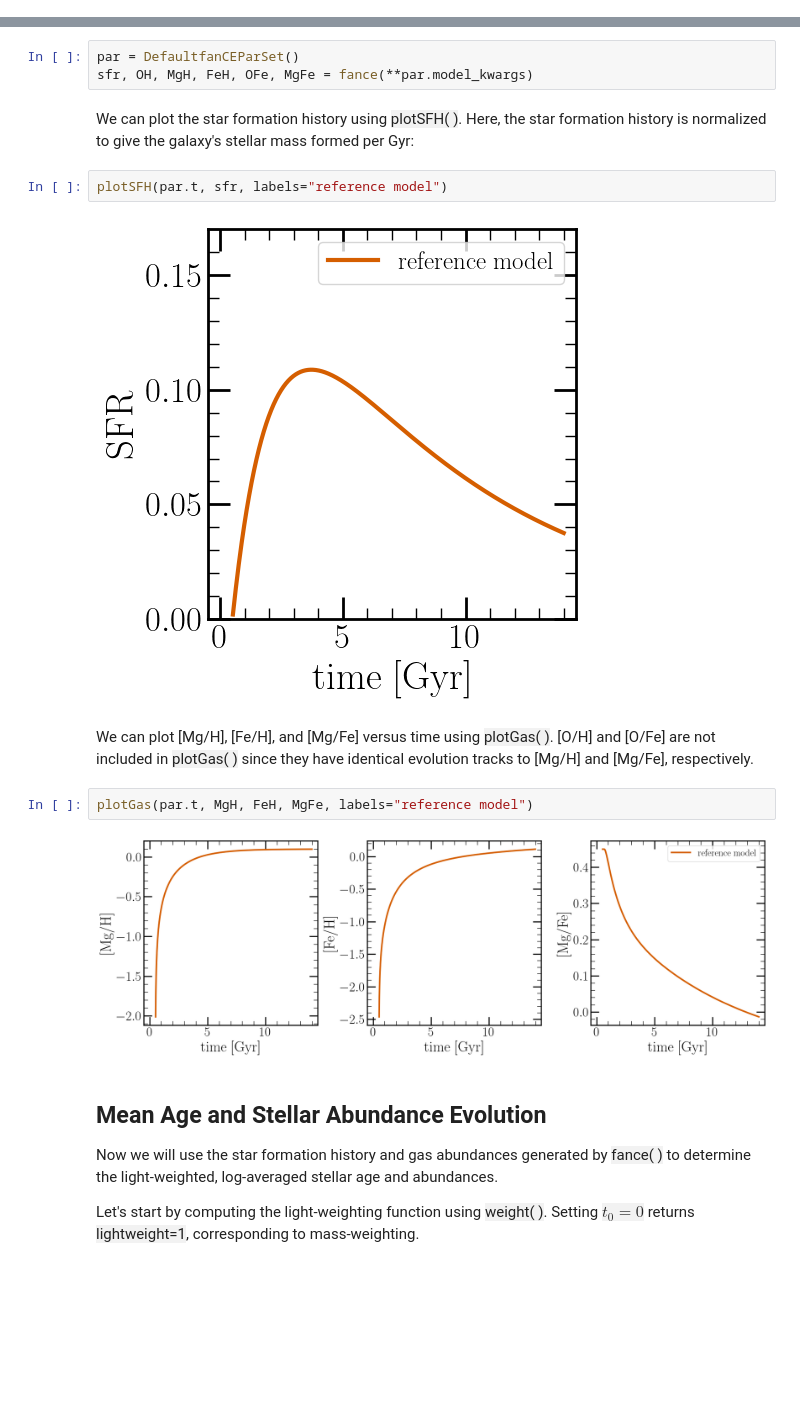
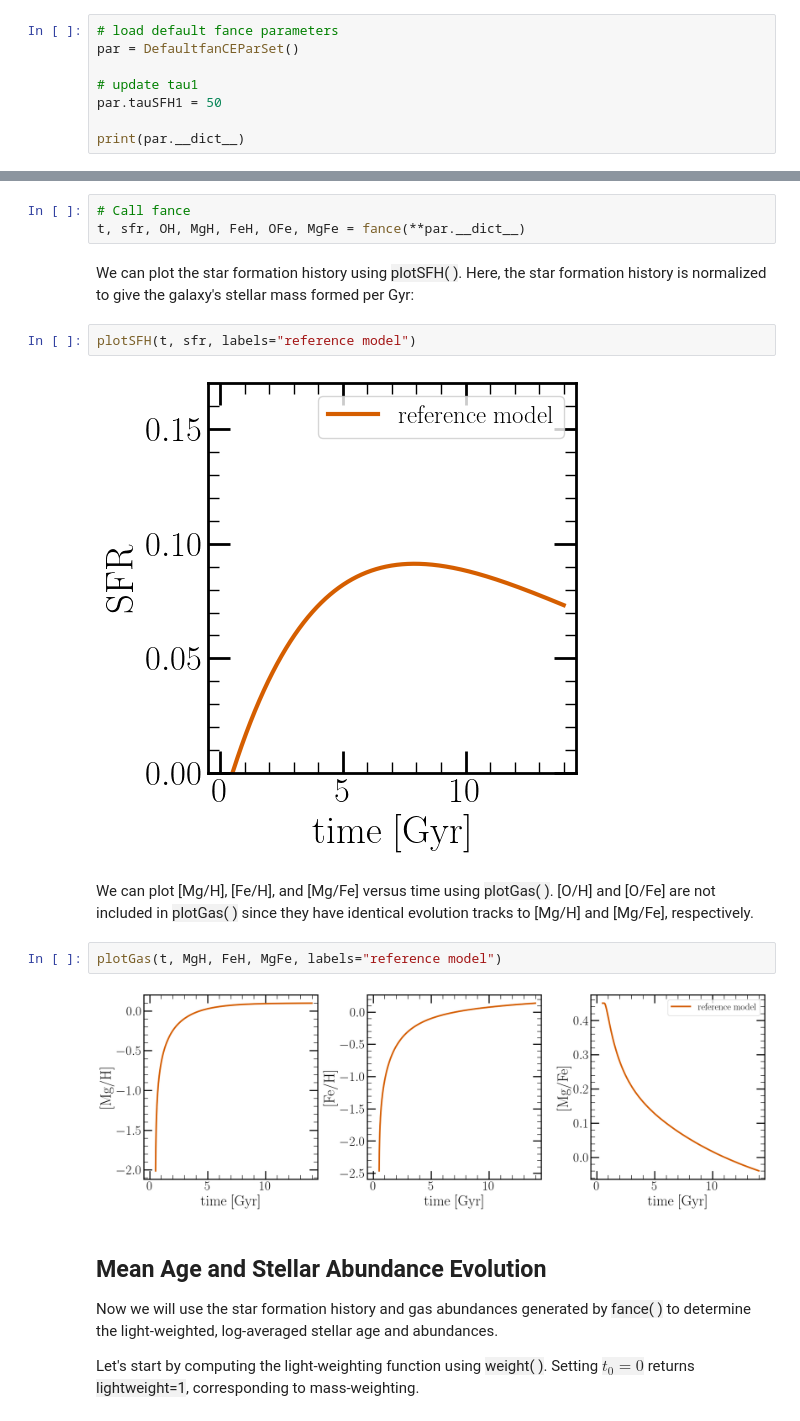
Before and after one commit to nmgountanis/fanCE, a Jupyter notebook: tutorials/tutorial_fanCE.ipynb, the cells around one changed output, grey strips where cells are left out. Saved outputs shown, nothing was run; the diff lists cells and outputs as text; blank space fills up the shorter version.

```diff
--- a/tutorials/tutorial_fanCE.ipynb
+++ b/tutorials/tutorial_fanCE.ipynb
@@ -20,3 +20,11 @@ from fance.utils import weight_stellar_props
 We will begin by generating star formation histories and gas abundance evolutions of [O/H], [Mg/H], [Fe/H], [O/Fe], and [Mg/Fe] using the function <span style="background-color: #F2F2F2">fance( )</span>.
 
 <span style="background-color: #F2F2F2">fance( )</span> implements a two-parameter star formation history $\propto(1-e^{-t/\tau_1})\cdot e^{-t/\tau_2}$, which rises linearly on a timescale $\tau_1$ and then falls exponentially on a timescale $\tau_2$ for $\tau_1>\tau_2>0$.
+# %%
+# load default fance parameters
+par = DefaultfanCEParSet()
+
+# update tau1
+par.tauSFH1 = 50
+
+print(par.__dict__)
@@ -23,18 +33,18 @@ We will begin by generating star formation histories and gas abundance evolution
 # %%
-par = DefaultfanCEParSet()
-sfr, OH, MgH, FeH, OFe, MgFe = fance(**par.model_kwargs)
+# Call fance
+t, sfr, OH, MgH, FeH, OFe, MgFe = fance(**par.__dict__)
 # %% [markdown]
 We can plot the star formation history using <span style="background-color: #F2F2F2">plotSFH( )</span>. Here, the star formation history is normalized to give the galaxy's stellar mass formed per Gyr:
 # %%
-plotSFH(par.t, sfr, labels="reference model")
+plotSFH(t, sfr, labels="reference model")
 # %% [output]
-[figure, old version]
+[figure, new version]
 # %% [markdown]
 We can plot [Mg/H], [Fe/H], and [Mg/Fe] versus time using <span style="background-color: #F2F2F2">plotGas( )</span>. [O/H] and [O/Fe] are not included in <span style="background-color: #F2F2F2">plotGas( )</span> since they have identical evolution tracks to [Mg/H] and [Mg/Fe], respectively.
 # %%
-plotGas(par.t, MgH, FeH, MgFe, labels="reference model")
+plotGas(t, MgH, FeH, MgFe, labels="reference model")
 # %% [output]
-[figure, old version]
+[figure, new version]
 # %% [markdown]
 ## Mean Age and Stellar Abundance Evolution
 
```
Also changed, not shown: parts of 3 cells of this notebook.
